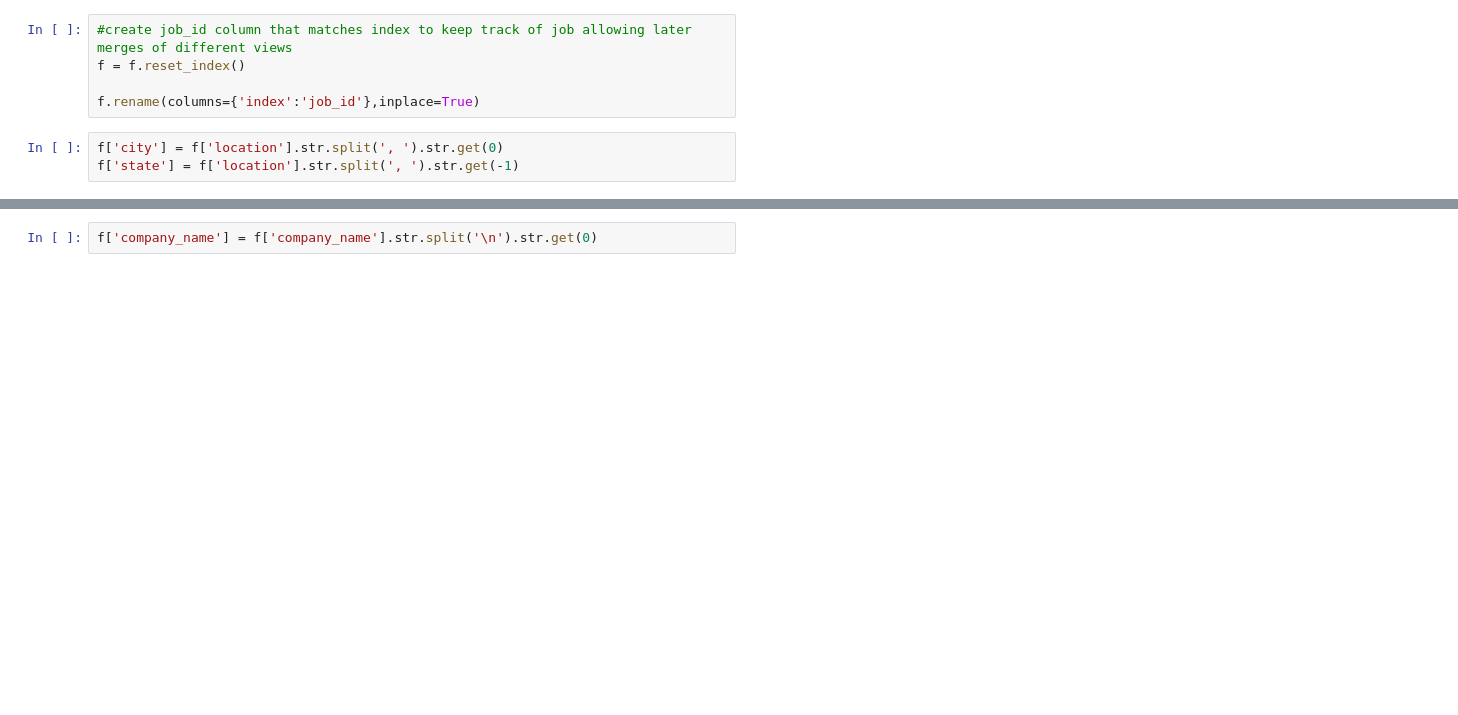
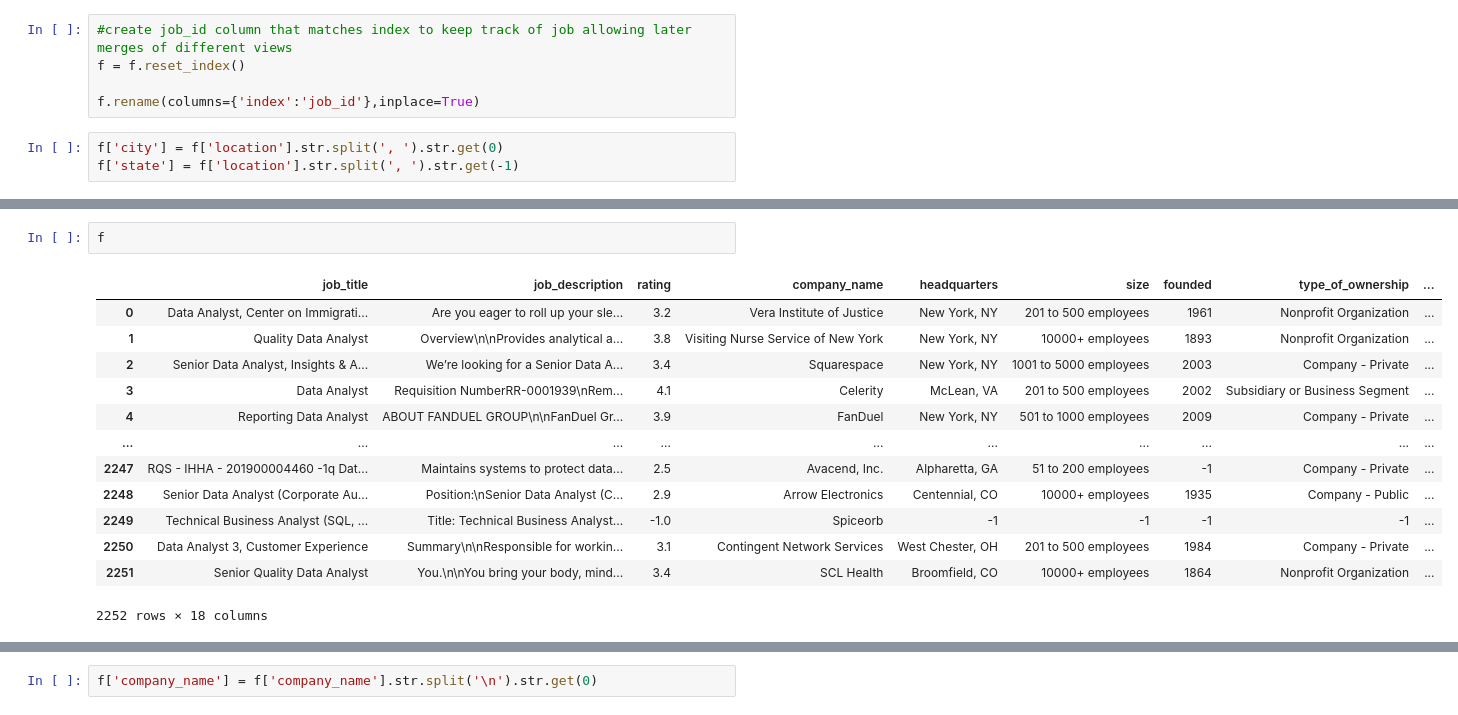
Before and after one commit to minasso/data_jobs, a Jupyter notebook: notebooks/1. Clean data analyst.ipynb, the cells around one changed output, grey strips where cells are left out. Drawn from its saved outputs; the diff is of its cells as text; blank space fills up the shorter version.

```diff
--- a/notebooks/1. Clean data analyst.ipynb
+++ b/notebooks/1. Clean data analyst.ipynb
@@ -69,2 +69,18 @@ f
+# %%
+f
+# %% [output]
+|  | job_title | job_description | rating | company_name | headquarters | size | founded | type_of_ownership | ... |
+| 0 | Data Analyst, Center on Immigrati... | Are you eager to roll up your sle... | 3.2 | Vera Institute of Justice | New York, NY | 201 to 500 employees | 1961 | Nonprofit Organization | ... |
+| 1 | Quality Data Analyst | Overview\n\nProvides analytical a... | 3.8 | Visiting Nurse Service of New York | New York, NY | 10000+ employees | 1893 | Nonprofit Organization | ... |
+| 2 | Senior Data Analyst, Insights & A... | We’re looking for a Senior Data A... | 3.4 | Squarespace | New York, NY | 1001 to 5000 employees | 2003 | Company - Private | ... |
+| 3 | Data Analyst | Requisition NumberRR-0001939\nRem... | 4.1 | Celerity | McLean, VA | 201 to 500 employees | 2002 | Subsidiary or Business Segment | ... |
+| 4 | Reporting Data Analyst | ABOUT FANDUEL GROUP\n\nFanDuel Gr... | 3.9 | FanDuel | New York, NY | 501 to 1000 employees | 2009 | Company - Private | ... |
+| ... | ... | ... | ... | ... | ... | ... | ... | ... | ... |
+| 2247 | RQS - IHHA - 201900004460 -1q Dat... | Maintains systems to protect data... | 2.5 | Avacend, Inc. | Alpharetta, GA | 51 to 200 employees | -1 | Company - Private | ... |
+| 2248 | Senior Data Analyst (Corporate Au... | Position:\nSenior Data Analyst (C... | 2.9 | Arrow Electronics | Centennial, CO | 10000+ employees | 1935 | Company - Public | ... |
+| 2249 | Technical Business Analyst (SQL, ... | Title: Technical Business Analyst... | -1.0 | Spiceorb | -1 | -1 | -1 | -1 | ... |
+| 2250 | Data Analyst 3, Customer Experience | Summary\n\nResponsible for workin... | 3.1 | Contingent Network Services | West Chester, OH | 201 to 500 employees | 1984 | Company - Private | ... |
+| 2251 | Senior Quality Data Analyst | You.\n\nYou bring your body, mind... | 3.4 | SCL Health | Broomfield, CO | 10000+ employees | 1864 | Nonprofit Organization | ... |
+2252 rows × 18 columns
 # %%
 f = f.drop('job_id',axis=True)
```
Also changed, not shown: parts of 9 cells of this notebook, 6 other files.
